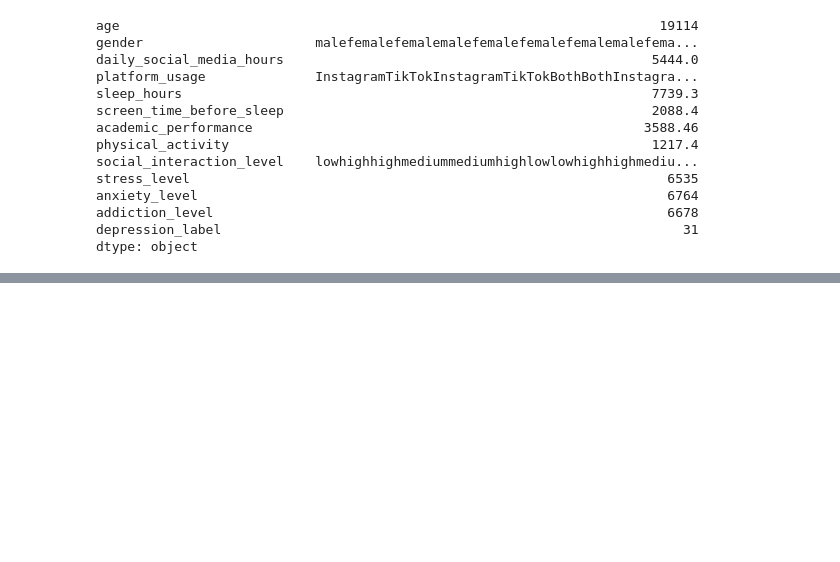
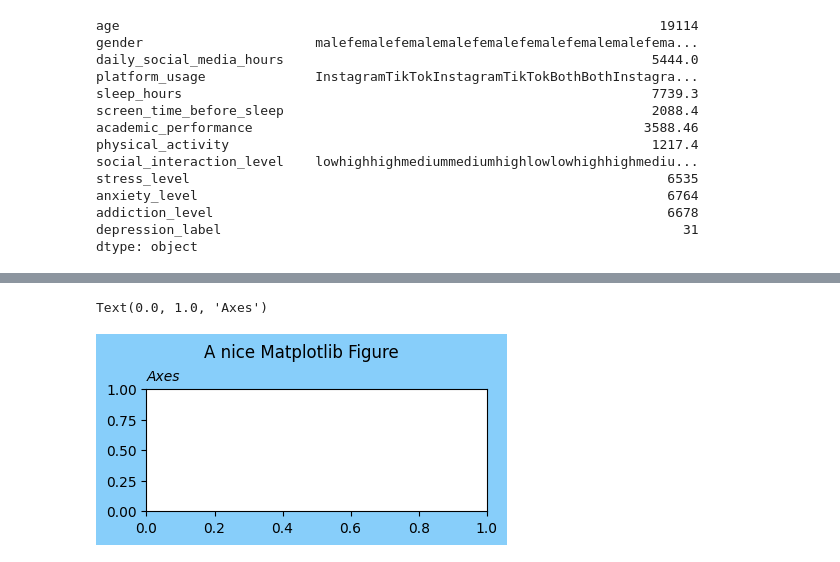
Before and after one commit to Bhavishya007-bit/Python-Data-Science, a Jupyter notebook: Data visualisation/mat_seaborn.ipynb, the cells around one changed output, grey strips where cells are left out. Drawn from its saved outputs; the diff is of its cells as text; code cells hidden in the pictures; blank space fills up the shorter version.

```diff
--- a/Data visualisation/mat_seaborn.ipynb
+++ b/Data visualisation/mat_seaborn.ipynb
@@ -174,0 +221,9 @@ dtype: object
+# %%
+fig = plt.figure(figsize=(4, 2), facecolor='lightskyblue',
+                 layout='constrained')
+fig.suptitle('A nice Matplotlib Figure')
+ax = fig.add_subplot()
+ax.set_title('Axes', loc='left', fontstyle='oblique', fontsize='medium')
+# %% [output]
+Text(0.0, 1.0, 'Axes')
+[figure, added]
```
Also changed, not shown: parts of 28 cells of this notebook.
